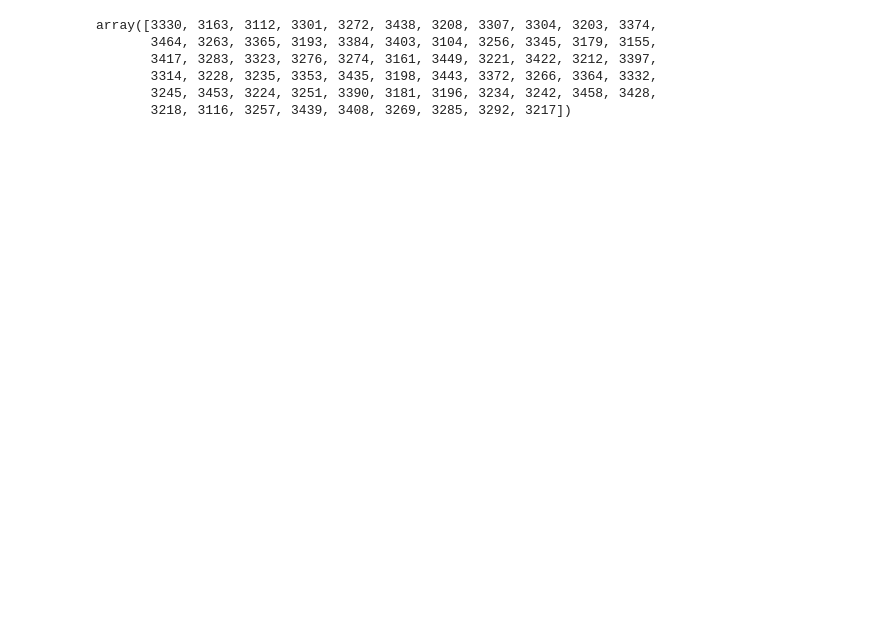
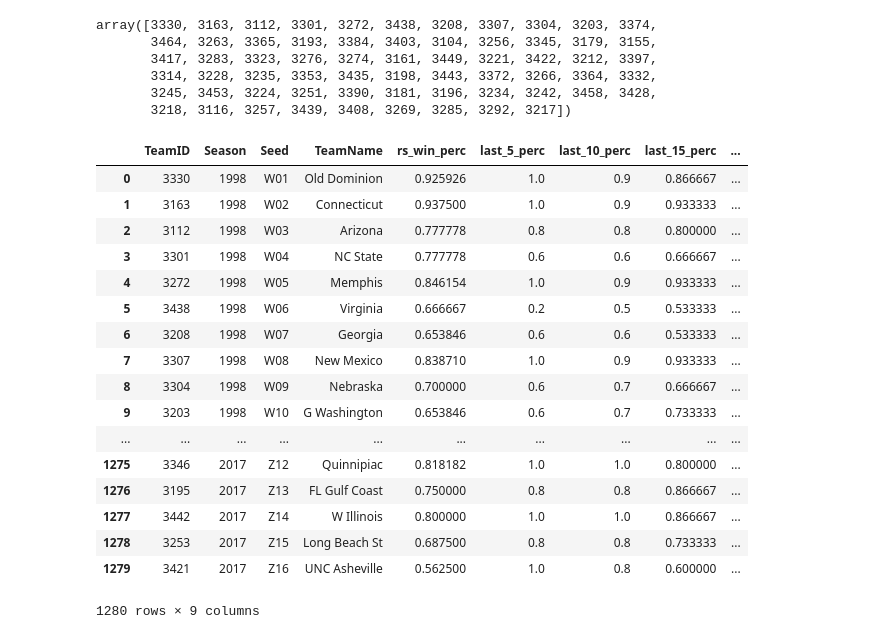
Before and after one commit to lukeolson13/NCAA-women, a Jupyter notebook: EDA.ipynb, the cells around one changed output. Saved outputs shown, nothing was run; the diff lists cells and outputs as text; code cells hidden in the pictures; blank space fills up the shorter version.

```diff
--- a/EDA.ipynb
+++ b/EDA.ipynb
@@ -164,3 +213,24 @@ array([3330, 3163, 3112, 3301, 3272, 3438, 3208, 3307, 3304, 3203, 3374,
        3314, 3228, 3235, 3353, 3435, 3198, 3443, 3372, 3266, 3364, 3332,
        3245, 3453, 3224, 3251, 3390, 3181, 3196, 3234, 3242, 3458, 3428,
        3218, 3116, 3257, 3439, 3408, 3269, 3285, 3292, 3217])
+# %%
+tt.reset_index()
+# %% [output]
+|  | TeamID | Season | Seed | TeamName | rs_win_perc | last_5_perc | last_10_perc | last_15_perc | ... |
+| 0 | 3330 | 1998 | W01 | Old Dominion | 0.925926 | 1.0 | 0.9 | 0.866667 | ... |
+| 1 | 3163 | 1998 | W02 | Connecticut | 0.937500 | 1.0 | 0.9 | 0.933333 | ... |
+| 2 | 3112 | 1998 | W03 | Arizona | 0.777778 | 0.8 | 0.8 | 0.800000 | ... |
+| 3 | 3301 | 1998 | W04 | NC State | 0.777778 | 0.6 | 0.6 | 0.666667 | ... |
+| 4 | 3272 | 1998 | W05 | Memphis | 0.846154 | 1.0 | 0.9 | 0.933333 | ... |
+| 5 | 3438 | 1998 | W06 | Virginia | 0.666667 | 0.2 | 0.5 | 0.533333 | ... |
+| 6 | 3208 | 1998 | W07 | Georgia | 0.653846 | 0.6 | 0.6 | 0.533333 | ... |
+| 7 | 3307 | 1998 | W08 | New Mexico | 0.838710 | 1.0 | 0.9 | 0.933333 | ... |
+| 8 | 3304 | 1998 | W09 | Nebraska | 0.700000 | 0.6 | 0.7 | 0.666667 | ... |
+| 9 | 3203 | 1998 | W10 | G Washington | 0.653846 | 0.6 | 0.7 | 0.733333 | ... |
+| ... | ... | ... | ... | ... | ... | ... | ... | ... | ... |
+| 1275 | 3346 | 2017 | Z12 | Quinnipiac | 0.818182 | 1.0 | 1.0 | 0.800000 | ... |
+| 1276 | 3195 | 2017 | Z13 | FL Gulf Coast | 0.750000 | 0.8 | 0.8 | 0.866667 | ... |
+| 1277 | 3442 | 2017 | Z14 | W Illinois | 0.800000 | 1.0 | 1.0 | 0.866667 | ... |
+| 1278 | 3253 | 2017 | Z15 | Long Beach St | 0.687500 | 0.8 | 0.8 | 0.733333 | ... |
+| 1279 | 3421 | 2017 | Z16 | UNC Asheville | 0.562500 | 1.0 | 0.8 | 0.600000 | ... |
+1280 rows × 9 columns
```
Also changed, not shown: parts of 23 cells of this notebook, 12 other files.
